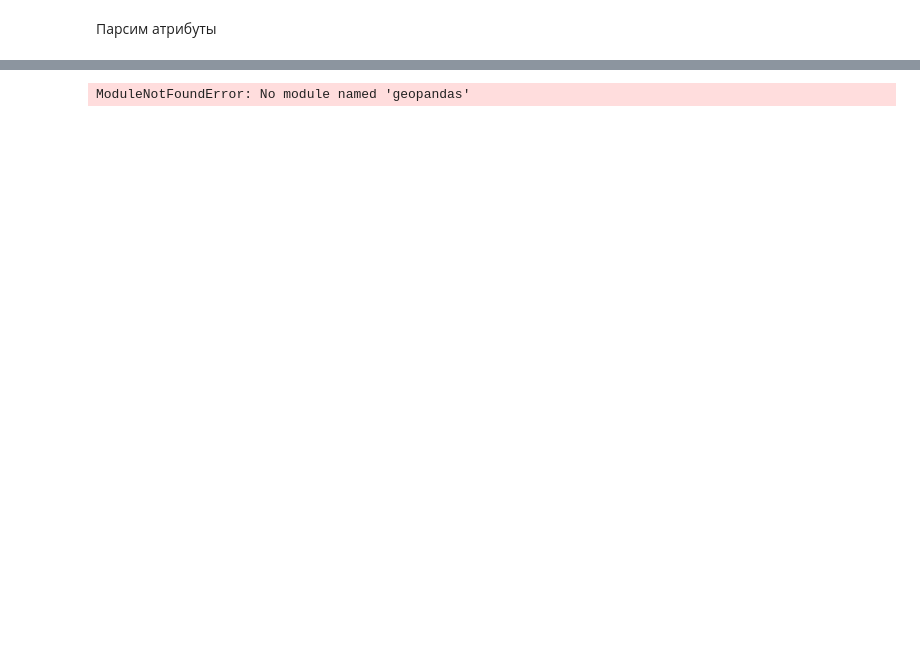
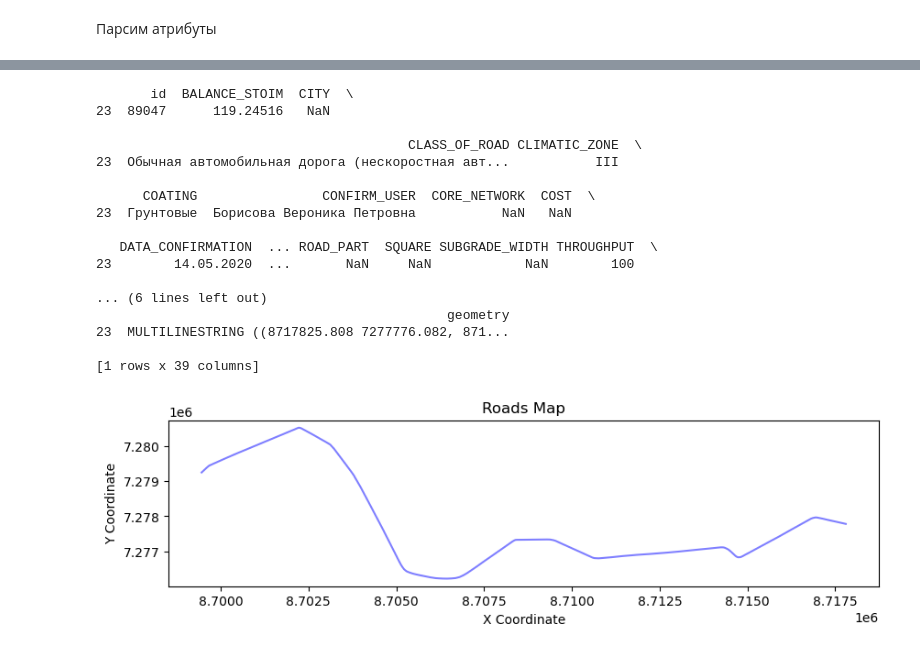
Before and after one commit to babykelp/roads_parser, a Jupyter notebook: fgis_skdf_parse.ipynb, the cells around one changed output, grey strips where cells are left out. Cells and saved outputs as stored; diff of their text form; code cells hidden in the pictures; blank space fills up the shorter version.

```diff
--- a/fgis_skdf_parse.ipynb
+++ b/fgis_skdf_parse.ipynb
@@ -153,27 +115,45 @@ if __name__ == "__main__":
 # %%
 import geopandas as gpd
 from shapely import wkt
 import matplotlib.pyplot as plt
 
 # Read the CSV file containing road data and geometry in WKT format
 df = pd.read_csv("roads_data.csv")
 
 # Convert the 'geometry' column from WKT to Shapely geometry objects
 df["geometry"] = df["geometry"].apply(wkt.loads)
 
 # Create a GeoDataFrame, specifying the coordinate reference system (CRS)
 # Assuming the WKT geometries are in EPSG:3857 (Web Mercator)
 gdf = gpd.GeoDataFrame(df, geometry="geometry", crs="EPSG:3857")
-
+gdf = gdf[23:24]
+print(gdf)
 # (Optional) Reproject to EPSG:4326 (latitude/longitude) if desired:
 #gdf = gdf.to_crs(epsg=4326)
 
 # Plot the map
 fig, ax = plt.subplots(figsize=(10, 10))
 gdf.plot(ax=ax, color="blue", edgecolor="black", alpha=0.5)
 ax.set_title("Roads Map")
 ax.set_xlabel("X Coordinate")
 ax.set_ylabel("Y Coordinate")
 plt.show()
 # %% [output]
-ModuleNotFoundError: No module named 'geopandas'
+       id  BALANCE_STOIM  CITY  \
+23  89047      119.24516   NaN
+
+                                        CLASS_OF_ROAD CLIMATIC_ZONE  \
+23  Обычная автомобильная дорога (нескоростная авт...           III
+
+      COATING                CONFIRM_USER  CORE_NETWORK  COST  \
+23  Грунтовые  Борисова Вероника Петровна           NaN   NaN
+
+   DATA_CONFIRMATION  ... ROAD_PART  SQUARE SUBGRADE_WIDTH THROUGHPUT  \
+23        14.05.2020  ...       NaN     NaN            NaN        100
+
+... (6 lines left out)
+                                             geometry
+23  MULTILINESTRING ((8717825.808 7277776.082, 871...
+
+[1 rows x 39 columns]
+[figure, added]
```
Also changed, not shown: parts of 2 cells of this notebook.
